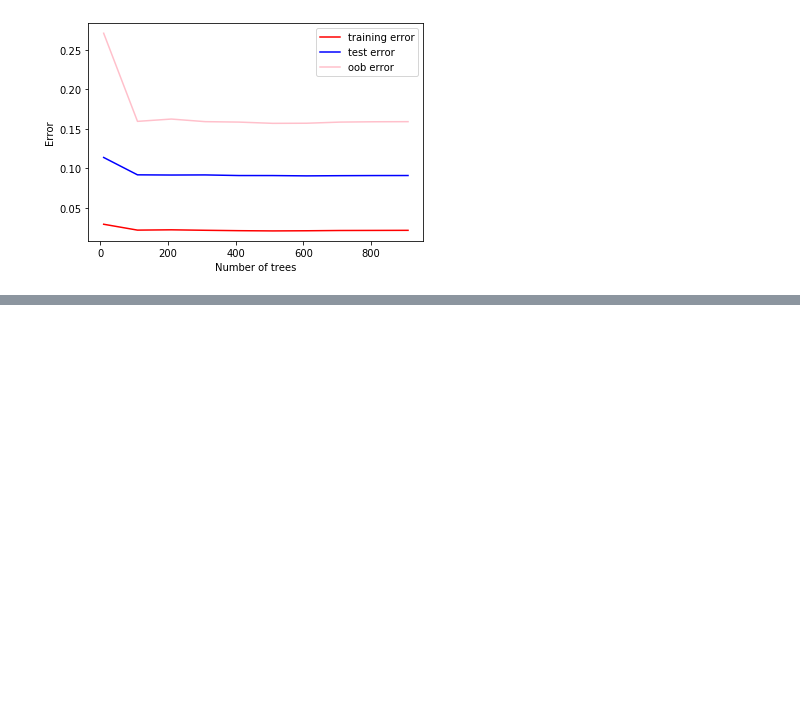
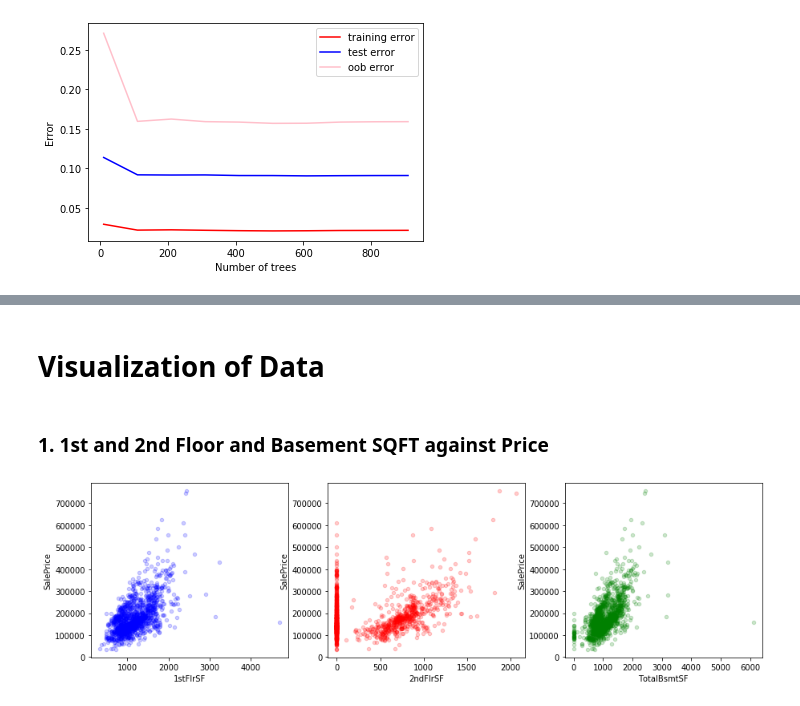
Before and after one commit to alexandertin/HousingML, a Jupyter notebook: Tori/Data_Cleaning_5:24.ipynb, the cells around one changed output, grey strips where cells are left out. Drawn from its saved outputs; the diff is of its cells as text; code cells hidden in the pictures; blank space fills up the shorter version.

```diff
--- a/Tori/Data_Cleaning_5:24.ipynb
+++ b/Tori/Data_Cleaning_5:24.ipynb
@@ -181,0 +246,12 @@ plt.show()
+# %% [markdown]
+# Visualization of Data
+# %% [markdown]
+### 1. 1st and 2nd Floor  and Basement SQFT against Price
+# %%
+fig, axes = plt.subplots(nrows=1, ncols=3, figsize=(15, 4))
+houses.plot(ax=axes[0], kind='scatter', x='1stFlrSF', y='SalePrice',c='b', alpha=.2)
+houses.plot(ax=axes[1], kind='scatter', x='2ndFlrSF', y='SalePrice',c='r', alpha=.2)
+houses.plot(ax=axes[2], kind='scatter', x='TotalBsmtSF', y='SalePrice',c='g', alpha=.2)
+plt.show()
+# %% [output]
+[figure, added]
```
Also changed, not shown: parts of 39 cells of this notebook.
